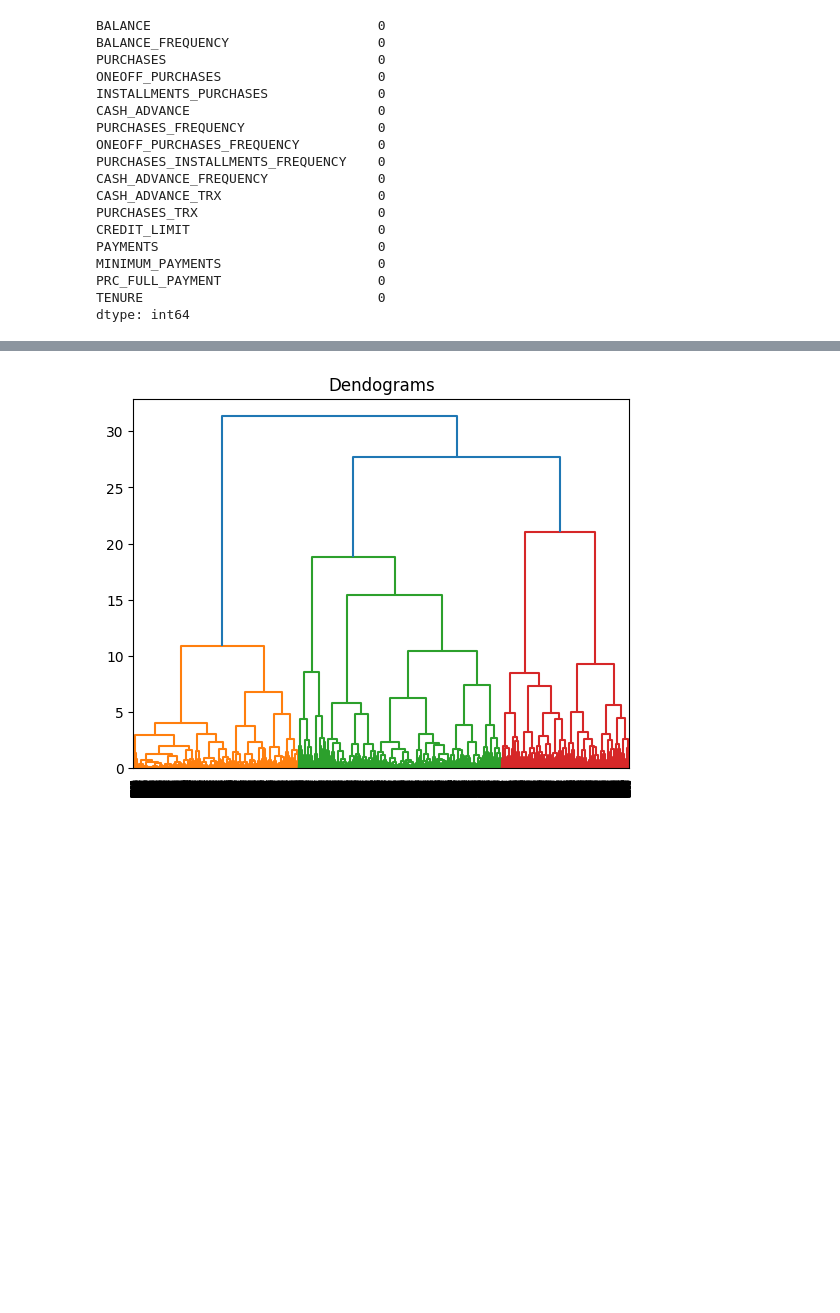
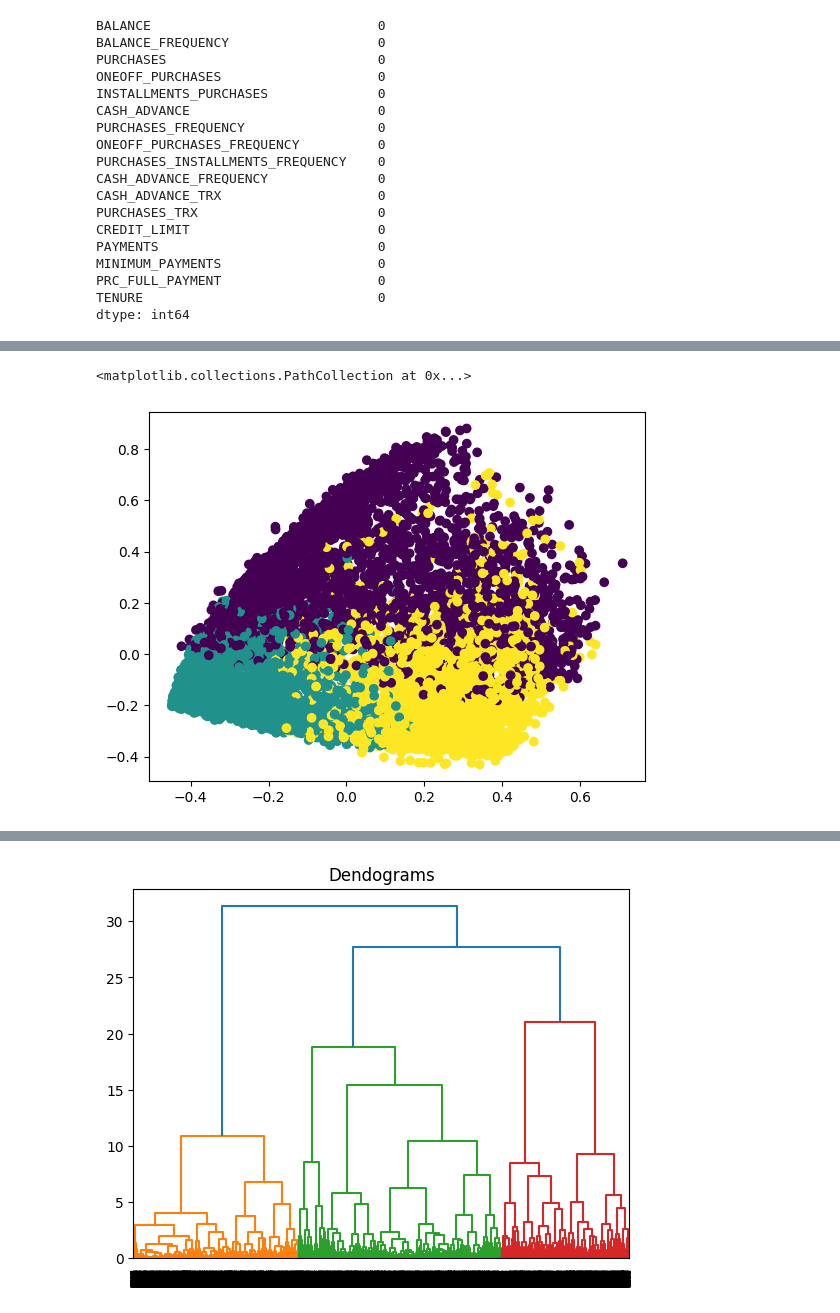
Before and after one commit to danielrawlins21/Machine_Learing_Intro, a Jupyter notebook: machine learning module/hierarchy.ipynb, the cells around one changed output, grey strips where cells are left out. Saved outputs shown, nothing was run; the diff lists cells and outputs as text; code cells hidden in the pictures; blank space fills up the shorter version.

```diff
--- a/machine learning module/hierarchy.ipynb
+++ b/machine learning module/hierarchy.ipynb
@@ -134,0 +219,4 @@ data_scaled.head()
+# %%
+pca_cols = ['PC'+ str(i+1) for i in range(pca.n_components_)]
+df_pca = pd.DataFrame(data_PCA, columns=pca_cols)
+df_pca.head()
@@ -134,0 +230,5 @@ data_scaled.head()
+# %%
+plt.scatter(df_pca['PC1'], df_pca['PC2'], c = cluster.labels_)
+# %% [output]
+<matplotlib.collections.PathCollection at 0x...>
+[figure, added]
```
Also changed, not shown: parts of 17 cells of this notebook.
